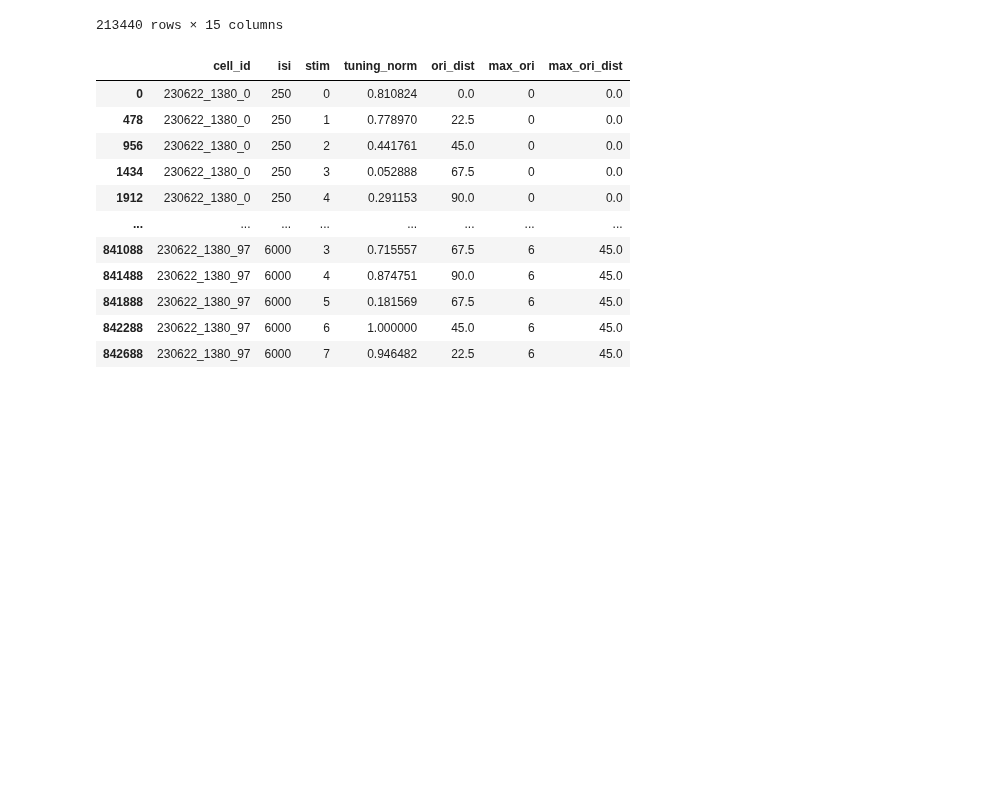
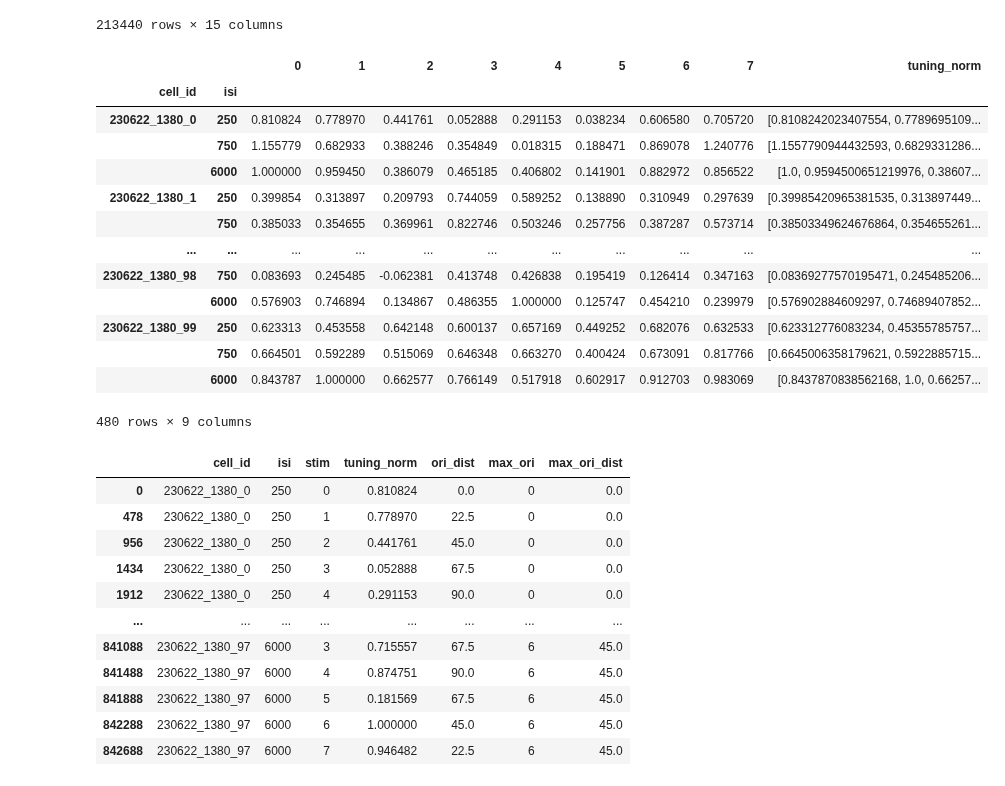
Before and after one commit to lanluo9/inter, a Jupyter notebook: scripts/ipynb/tuning_bias_multisess.ipynb, the cells around one changed output. Cells and saved outputs as stored; diff of their text form; code cells hidden in the pictures; blank space fills up the shorter version.

```diff
--- a/scripts/ipynb/tuning_bias_multisess.ipynb
+++ b/scripts/ipynb/tuning_bias_multisess.ipynb
@@ -710,6 +710,23 @@ df_lineplot
 | 213438 | 0.005295 | 230622_1380_159 | V1 | True | R2 | 6000 | 6 | False | 1 | ... |
 | 213439 | -0.047622 | 230622_1380_159 | V1 | True | R2 | 250 | 4 | False | 1 | ... |
 213440 rows × 15 columns
+# %%
+result
+# %% [output]
+|  |  | 0 | 1 | 2 | 3 | 4 | 5 | 6 | 7 | tuning_norm |
+| cell_id | isi |  |  |  |  |  |  |  |  |  |
+| 230622_1380_0 | 250 | 0.810824 | 0.778970 | 0.441761 | 0.052888 | 0.291153 | 0.038234 | 0.606580 | 0.705720 | [0.8108242023407554, 0.7789695109... |
+|  | 750 | 1.155779 | 0.682933 | 0.388246 | 0.354849 | 0.018315 | 0.188471 | 0.869078 | 1.240776 | [1.1557790944432593, 0.6829331286... |
+|  | 6000 | 1.000000 | 0.959450 | 0.386079 | 0.465185 | 0.406802 | 0.141901 | 0.882972 | 0.856522 | [1.0, 0.9594500651219976, 0.38607... |
+| 230622_1380_1 | 250 | 0.399854 | 0.313897 | 0.209793 | 0.744059 | 0.589252 | 0.138890 | 0.310949 | 0.297639 | [0.39985420965381535, 0.313897449... |
+|  | 750 | 0.385033 | 0.354655 | 0.369961 | 0.822746 | 0.503246 | 0.257756 | 0.387287 | 0.573714 | [0.38503349624676864, 0.354655261... |
+| ... | ... | ... | ... | ... | ... | ... | ... | ... | ... | ... |
+| 230622_1380_98 | 750 | 0.083693 | 0.245485 | -0.062381 | 0.413748 | 0.426838 | 0.195419 | 0.126414 | 0.347163 | [0.08369277570195471, 0.245485206... |
+|  | 6000 | 0.576903 | 0.746894 | 0.134867 | 0.486355 | 1.000000 | 0.125747 | 0.454210 | 0.239979 | [0.576902884609297, 0.74689407852... |
+| 230622_1380_99 | 250 | 0.623313 | 0.453558 | 0.642148 | 0.600137 | 0.657169 | 0.449252 | 0.682076 | 0.632533 | [0.623312776083234, 0.45355785757... |
+|  | 750 | 0.664501 | 0.592289 | 0.515069 | 0.646348 | 0.663270 | 0.400424 | 0.673091 | 0.817766 | [0.6645006358179621, 0.5922885715... |
+|  | 6000 | 0.843787 | 1.000000 | 0.662577 | 0.766149 | 0.517918 | 0.602917 | 0.912703 | 0.983069 | [0.8437870838562168, 1.0, 0.66257... |
+480 rows × 9 columns
 # %%
 df_filter = df_lineplot[(df_lineplot.area == 'V1') # check V1 only
                        & (df_lineplot.ori_mod == True)
```
Also changed, not shown: parts of 1 cell of this notebook.
